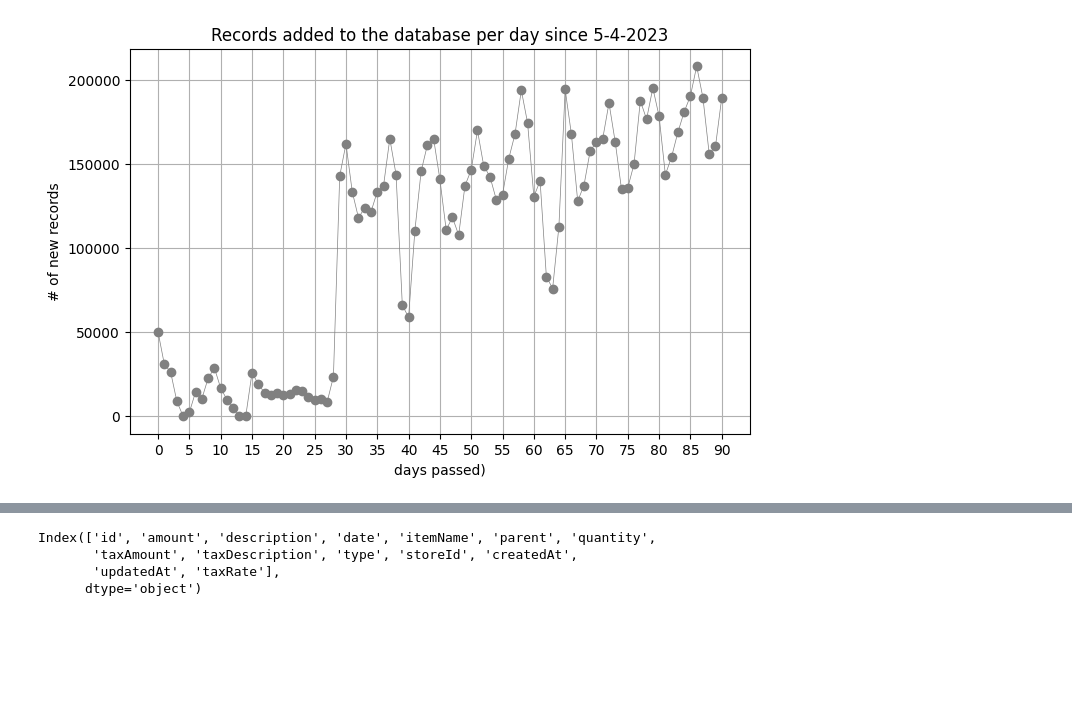
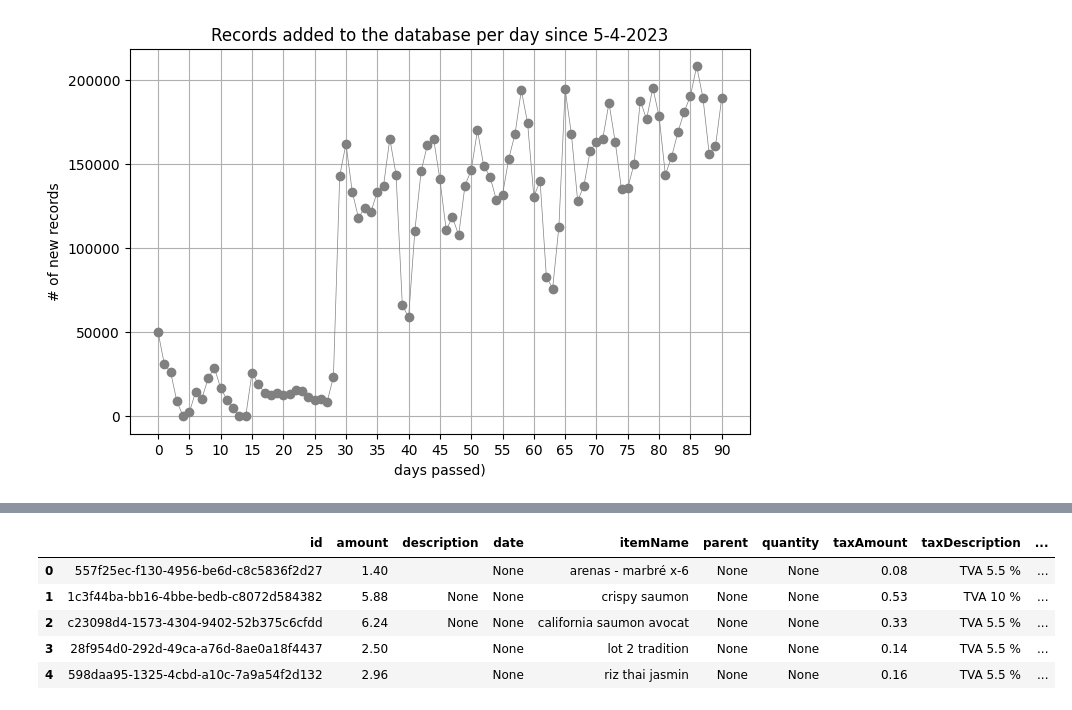
Before and after one commit to JCLMantilla/killbills, a Jupyter notebook: main.ipynb, the cells around one changed output, grey strips where cells are left out. Saved outputs shown, nothing was run; the diff lists cells and outputs as text; code cells hidden in the pictures; blank space fills up the shorter version.

```diff
--- a/main.ipynb
+++ b/main.ipynb
@@ -172,15 +174,22 @@ plt.show()
 # %%
 
-# Query some records
+# Number of racords to rectrieve from the database
+N = 10000
+
+# Query random records from may 5 onwards
 df = easy_query(f"""
-                    select count(*) from items
-                    where items."updatedAt" BETWEEN  {timestamp_tosql(first_timestamp)} and {timestamp_tosql(first_timestamp+delta)}
-                    limit 1
+                    select * from items
+                    where items."updatedAt" BETWEEN  {timestamp_tosql(pd.Timestamp(day=5, month=5, year=2023, tz='UTC'))} and {timestamp_tosql(last_timestamp)}
+                    ORDER BY RANDOM()
+                    limit {N}
                 """)
+
+
+df.head(5)
+# %% [output]
+|  | id | amount | description | date | itemName | parent | quantity | taxAmount | taxDescription | ... |
+| 0 | 557f25ec-f130-4956-be6d-c8c5836f2d27 | 1.40 |  | None | arenas - marbré x-6 | None | None | 0.08 | TVA 5.5 % | ... |
+| 1 | 1c3f44ba-bb16-4bbe-bedb-c8072d584382 | 5.88 | None | None | crispy saumon | None | None | 0.53 | TVA 10 % | ... |
+| 2 | c23098d4-1573-4304-9402-52b375c6cfdd | 6.24 | None | None | california saumon avocat | None | None | 0.33 | TVA 5.5 % | ... |
+| 3 | 28f954d0-292d-49ca-a76d-8ae0a18f4437 | 2.50 |  | None | lot 2 tradition | None | None | 0.14 | TVA 5.5 % | ... |
+| 4 | 598daa95-1325-4cbd-a10c-7a9a54f2d132 | 2.96 |  | None | riz thai jasmin | None | None | 0.16 | TVA 5.5 % | ... |
-# %%
-df.columns
-# %% [output]
-Index(['id', 'amount', 'description', 'date', 'itemName', 'parent', 'quantity',
-       'taxAmount', 'taxDescription', 'type', 'storeId', 'createdAt',
-       'updatedAt', 'taxRate'],
-      dtype='object')
```
Also changed, not shown: parts of 38 cells of this notebook, 1 other file.
